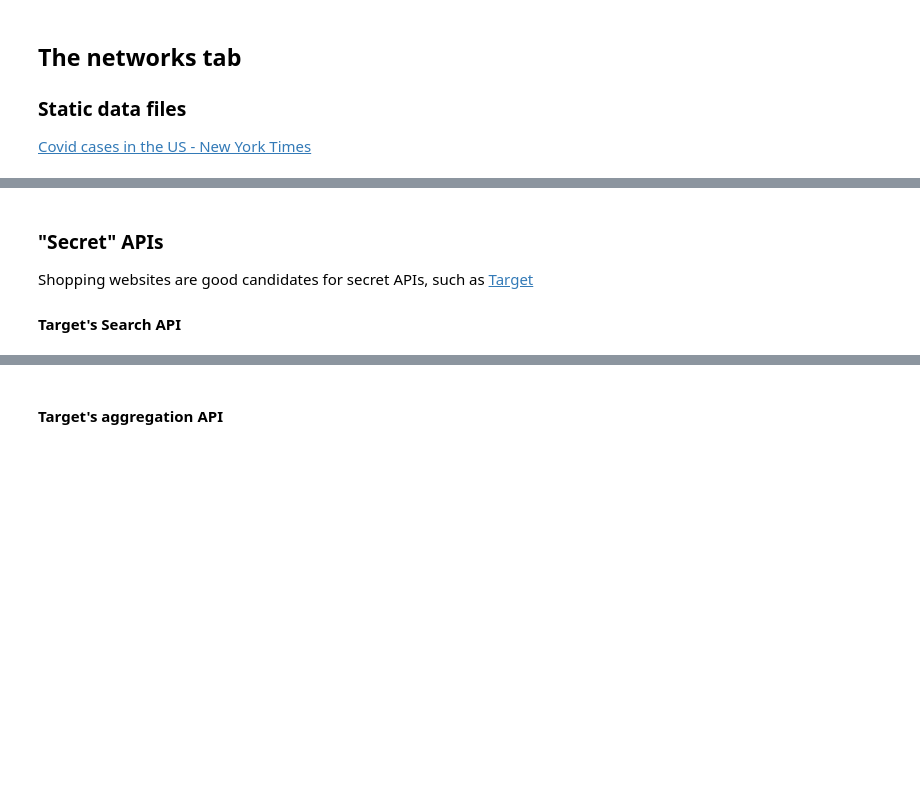
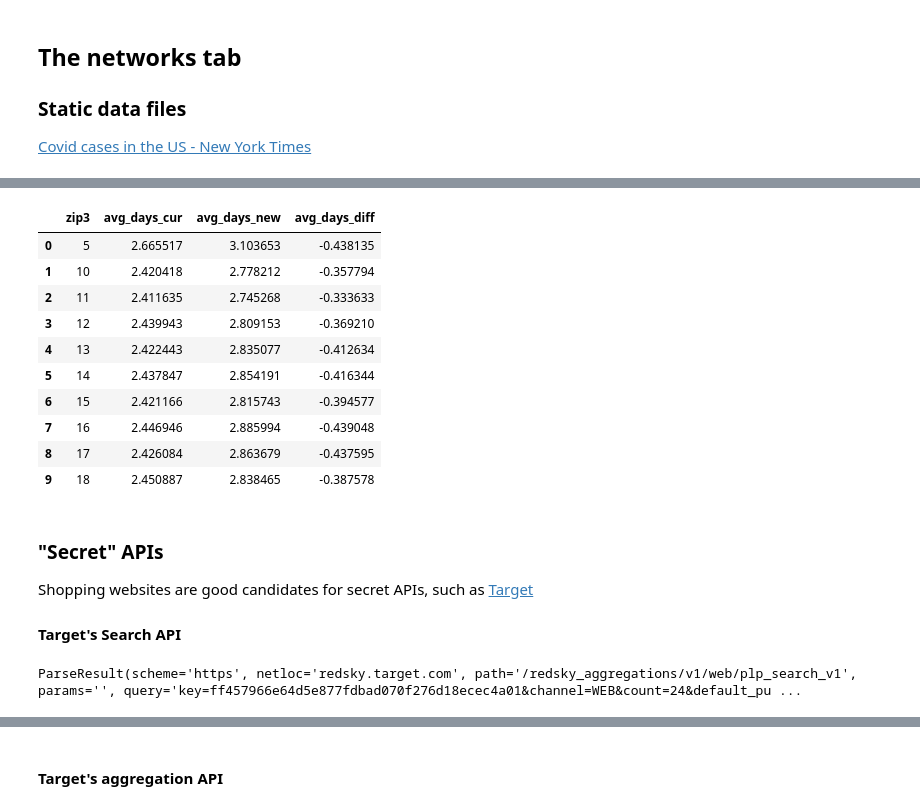
Before and after one commit to katiemarriner/lede-2021-data-module, a Jupyter notebook: lessons/03-classwork-api-parser.ipynb, the cells around one changed output, grey strips where cells are left out. Drawn from its saved outputs; the diff is of its cells as text; code cells hidden in the pictures; blank space fills up the shorter version.

```diff
--- a/lessons/03-classwork-api-parser.ipynb
+++ b/lessons/03-classwork-api-parser.ipynb
@@ -19,3 +41,17 @@ covid_cases = covid_cases_r.json()
+# %%
+df.head(10)
+# %% [output]
+|  | zip3 | avg_days_cur | avg_days_new | avg_days_diff |
+| 0 | 5 | 2.665517 | 3.103653 | -0.438135 |
+| 1 | 10 | 2.420418 | 2.778212 | -0.357794 |
+| 2 | 11 | 2.411635 | 2.745268 | -0.333633 |
+| 3 | 12 | 2.439943 | 2.809153 | -0.369210 |
+| 4 | 13 | 2.422443 | 2.835077 | -0.412634 |
+| 5 | 14 | 2.437847 | 2.854191 | -0.416344 |
+| 6 | 15 | 2.421166 | 2.815743 | -0.394577 |
+| 7 | 16 | 2.446946 | 2.885994 | -0.439048 |
+| 8 | 17 | 2.426084 | 2.863679 | -0.437595 |
+| 9 | 18 | 2.450887 | 2.838465 | -0.387578 |
 # %% [markdown]
 ### "Secret" APIs
 Shopping websites are good candidates for secret APIs, such as [Target](www.target.com)
@@ -28,4 +67,7 @@ Shopping websites are good candidates for secret APIs, such as [Target](www.targ
 # %%
 # check the parsed URL
+parsed_url
+# %% [output]
+ParseResult(scheme='https', netloc='redsky.target.com', path='/redsky_aggregations/v1/web/plp_search_v1', params='', query='key=ff457966e64d5e877fdbad070f276d18ecec4a01&channel=WEB&count=24&default_pu ...
 # %%
 # format the endpoint and parameters
```
Also changed, not shown: parts of 28 cells of this notebook, 1 other file.
